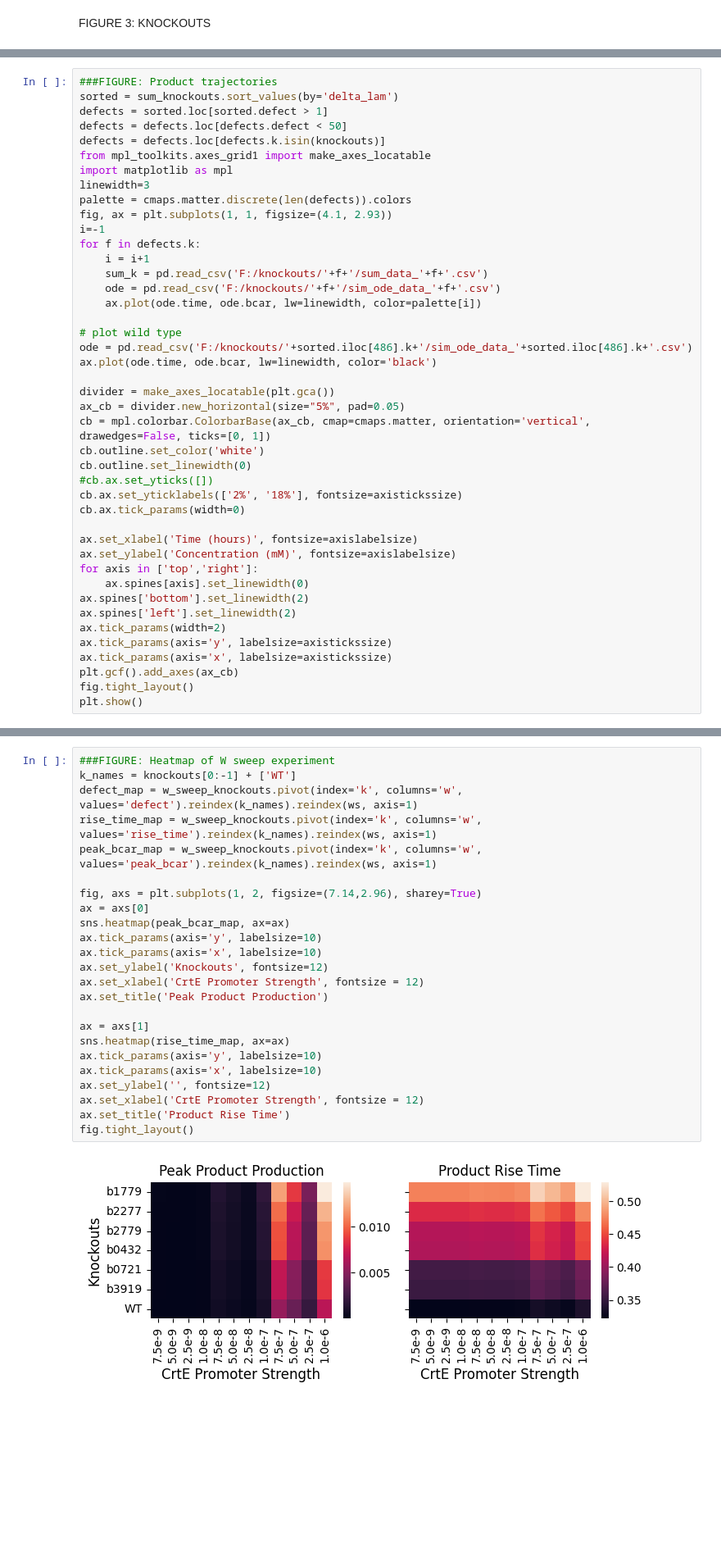
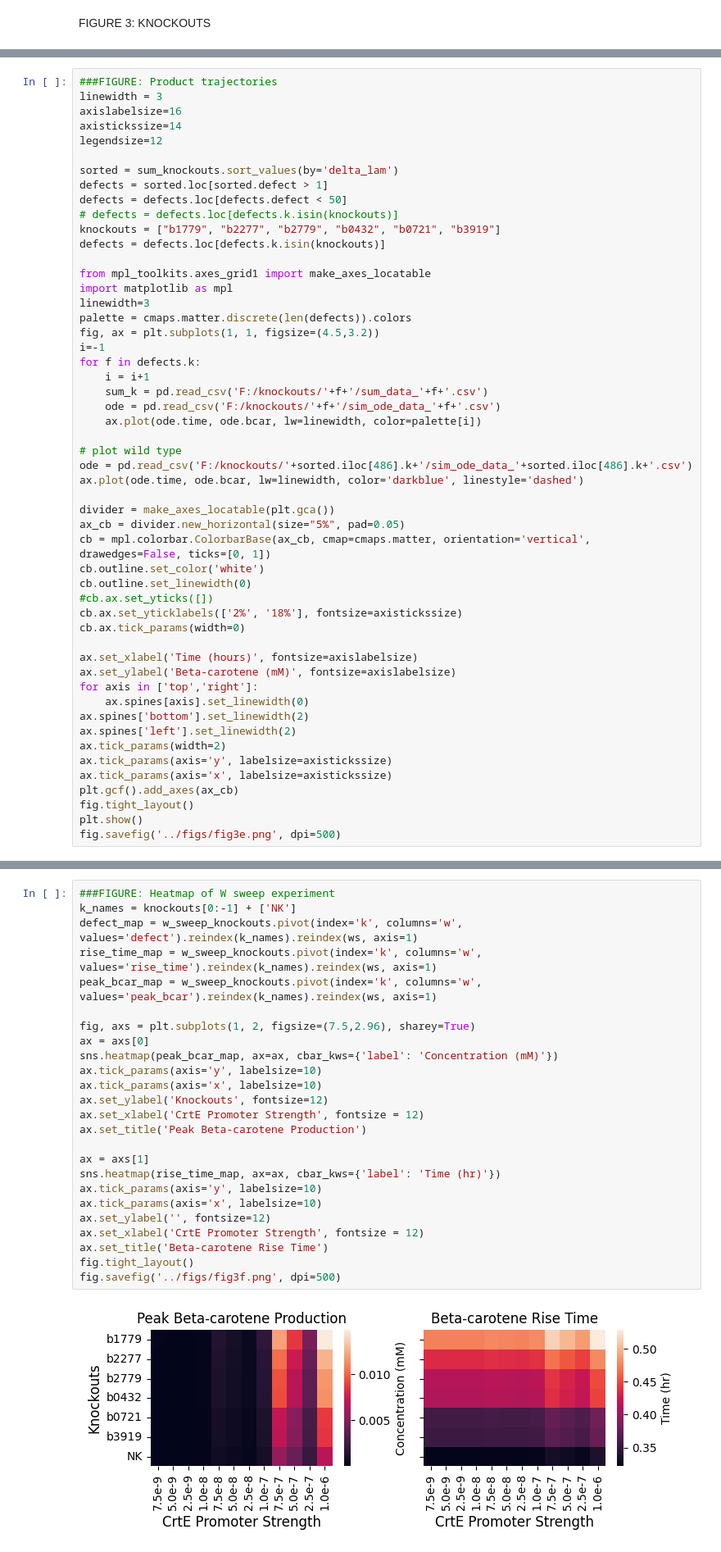
Before and after one commit to cjmerzbacher/joint-simulator, a Jupyter notebook: visualization/bcar_visualization.ipynb, the cells around one changed output, grey strips where cells are left out. Shown at 82% size. Cells and saved outputs as stored; diff of their text form; blank space fills up the shorter version.

Commit message:
Updated figures and visualization

```diff
--- a/visualization/bcar_visualization.ipynb
+++ b/visualization/bcar_visualization.ipynb
@@ -297,15 +312,23 @@ fig.tight_layout()
 [figure]
 # %%
 ###FIGURE: Product trajectories
+linewidth = 3
+axislabelsize=16
+axistickssize=14
+legendsize=12
+
 sorted = sum_knockouts.sort_values(by='delta_lam')
 defects = sorted.loc[sorted.defect > 1]
 defects = defects.loc[defects.defect < 50]
+# defects = defects.loc[defects.k.isin(knockouts)]
+knockouts = ["b1779", "b2277", "b2779", "b0432", "b0721", "b3919"]
 defects = defects.loc[defects.k.isin(knockouts)]
+
 from mpl_toolkits.axes_grid1 import make_axes_locatable
 import matplotlib as mpl
 linewidth=3
 palette = cmaps.matter.discrete(len(defects)).colors
-fig, ax = plt.subplots(1, 1, figsize=(4.1, 2.93))
+fig, ax = plt.subplots(1, 1, figsize=(4.5,3.2))
 i=-1
 for f in defects.k:
     i = i+1
@@ -315,7 +338,7 @@ for f in defects.k:
 
 # plot wild type
 ode = pd.read_csv('F:/knockouts/'+sorted.iloc[486].k+'/sim_ode_data_'+sorted.iloc[486].k+'.csv')
-ax.plot(ode.time, ode.bcar, lw=linewidth, color='black')
+ax.plot(ode.time, ode.bcar, lw=linewidth, color='darkblue', linestyle='dashed')
 
 divider = make_axes_locatable(plt.gca())
 ax_cb = divider.new_horizontal(size="5%", pad=0.05)
@@ -327,7 +350,7 @@ cb.ax.set_yticklabels(['2%', '18%'], fontsize=axistickssize)
 cb.ax.tick_params(width=0)
 
 ax.set_xlabel('Time (hours)', fontsize=axislabelsize)
-ax.set_ylabel('Concentration (mM)', fontsize=axislabelsize)
+ax.set_ylabel('Beta-carotene (mM)', fontsize=axislabelsize)
 for axis in ['top','right']:
     ax.spines[axis].set_linewidth(0)
 ax.spines['bottom'].set_linewidth(2)
@@ -338,4 +361,5 @@ ax.tick_params(axis='x', labelsize=axistickssize)
 plt.gcf().add_axes(ax_cb)
 fig.tight_layout()
 plt.show()
+fig.savefig('../figs/fig3e.png', dpi=500)
 # %% [output]
@@ -343,29 +367,30 @@ plt.show()
 # %%
 ###FIGURE: Heatmap of W sweep experiment
-k_names = knockouts[0:-1] + ['WT']
+k_names = knockouts[0:-1] + ['NK']
 defect_map = w_sweep_knockouts.pivot(index='k', columns='w', values='defect').reindex(k_names).reindex(ws, axis=1)
 rise_time_map = w_sweep_knockouts.pivot(index='k', columns='w', values='rise_time').reindex(k_names).reindex(ws, axis=1)
 peak_bcar_map = w_sweep_knockouts.pivot(index='k', columns='w', values='peak_bcar').reindex(k_names).reindex(ws, axis=1)
 
-fig, axs = plt.subplots(1, 2, figsize=(7.14,2.96), sharey=True)
+fig, axs = plt.subplots(1, 2, figsize=(7.5,2.96), sharey=True)
 ax = axs[0]
-sns.heatmap(peak_bcar_map, ax=ax)
+sns.heatmap(peak_bcar_map, ax=ax, cbar_kws={'label': 'Concentration (mM)'})
 ax.tick_params(axis='y', labelsize=10)
 ax.tick_params(axis='x', labelsize=10)
 ax.set_ylabel('Knockouts', fontsize=12)
 ax.set_xlabel('CrtE Promoter Strength', fontsize = 12)
-ax.set_title('Peak Product Production')
+ax.set_title('Peak Beta-carotene Production')
 
 ax = axs[1]
-sns.heatmap(rise_time_map, ax=ax)
+sns.heatmap(rise_time_map, ax=ax, cbar_kws={'label': 'Time (hr)'})
 ax.tick_params(axis='y', labelsize=10)
 ax.tick_params(axis='x', labelsize=10)
 ax.set_ylabel('', fontsize=12)
 ax.set_xlabel('CrtE Promoter Strength', fontsize = 12)
-ax.set_title('Product Rise Time')
+ax.set_title('Beta-carotene Rise Time')
 fig.tight_layout()
+fig.savefig('../figs/fig3f.png', dpi=500)
 # %% [output]
-[figure, old version]
+[figure, new version]
 # %%
 #Check trajectories of 2.5E-7 and 1.0e-6 knockout results
 knockouts = ["b1779", "b2277", "b2779", "b0432", "b0721", "b3919", ""]
```
Also changed, not shown: parts of 10 cells of this notebook, 31 other files.
